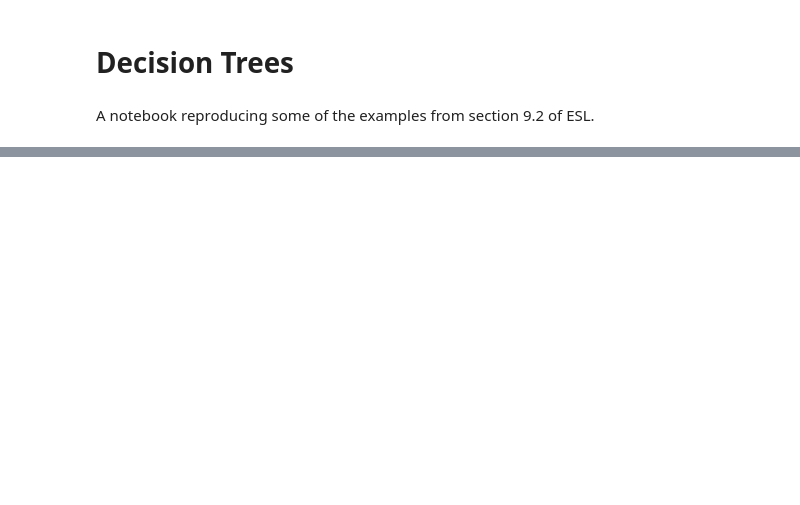
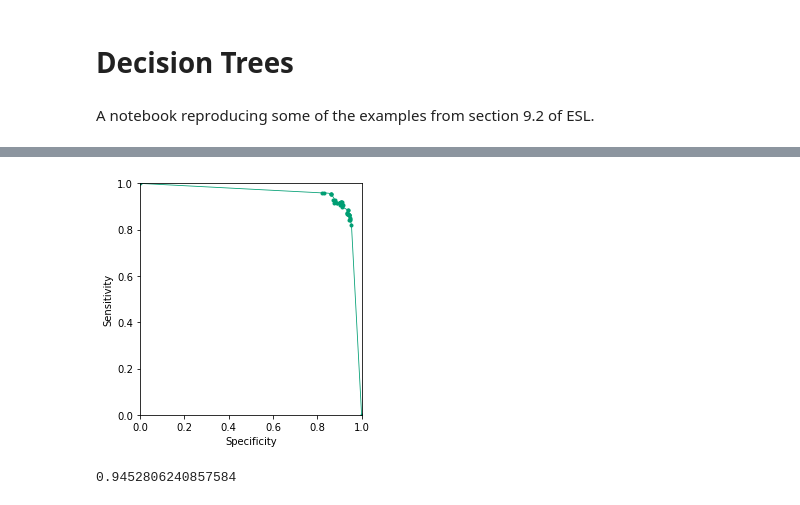
Before and after one commit to mpernow/ml-algos, a Jupyter notebook: mlalgos/example_notebooks/trees.ipynb, the cells around one changed output, grey strips where cells are left out. Drawn from its saved outputs; the diff is of its cells as text; code cells hidden in the pictures; blank space fills up the shorter version.

```diff
--- a/mlalgos/example_notebooks/trees.ipynb
+++ b/mlalgos/example_notebooks/trees.ipynb
@@ -34,0 +166,47 @@ plt.show()
+# %%
+def specificity(y_true, y_pred):
+    y_true_neg = -1 * (np.array(y_true) - 1)
+    y_pred_neg = -1 * (np.array(y_pred) - 1)
+    true_pos = np.sum(y_true * y_pred)
+    false_neg = np.sum(y_true_neg * y_pred)
+    if true_pos == 0:
+        return 0
+    return true_pos/(true_pos + false_neg)
+
+def sensitivity(y_true, y_pred):
+    y_true_neg = -1 * (np.array(y_true) - 1)
+    y_pred_neg = -1 * (np.array(y_pred) - 1)
+    true_neg = np.sum(y_true_neg * y_pred_neg)
+    false_pos = np.sum(y_true * y_pred_neg)
+    if true_neg == 0:
+        return 0
+    return true_neg/(true_neg + false_pos)
+# %%
+L01_values = np.logspace(-1, 1, 50)
+sensitivities = [1.0]
+specificities = [0.0]
+for l01 in L01_values:
+    dt = ClassificationTreePruned(2, max_depth=10, min_samples=3, mode_function=custom_mode(L01=l01))
+    dt.fit(X_spam_train, y_spam_train)
+    y_pred = dt.predict(X_spam_test)
+    sensitivities.append(sensitivity(y_spam_test, y_pred))
+    specificities.append(specificity(y_spam_test, y_pred))
+sensitivities.append(0.0)
+specificities.append(1.0)
+# %%
+GREEN = '#009E73'
+fig, ax = plt.subplots(figsize=(4,4))
+ax.plot(specificities, sensitivities, color=GREEN, linewidth=0.8, marker='.')
+ax.set_xlabel('Specificity')
+ax.set_ylabel('Sensitivity')
+ax.set_xbound(lower=0, upper=1)
+ax.set_ybound(lower=0, upper=1)
+fig.tight_layout()
+plt.show()
+# %% [output]
+[figure, added]
+# %%
+area = np.trapz(sensitivities, specificities)
+print(area)
+# %% [output]
+0.9452806240857584
```
Also changed, not shown: parts of 18 cells of this notebook, 1 other file.
